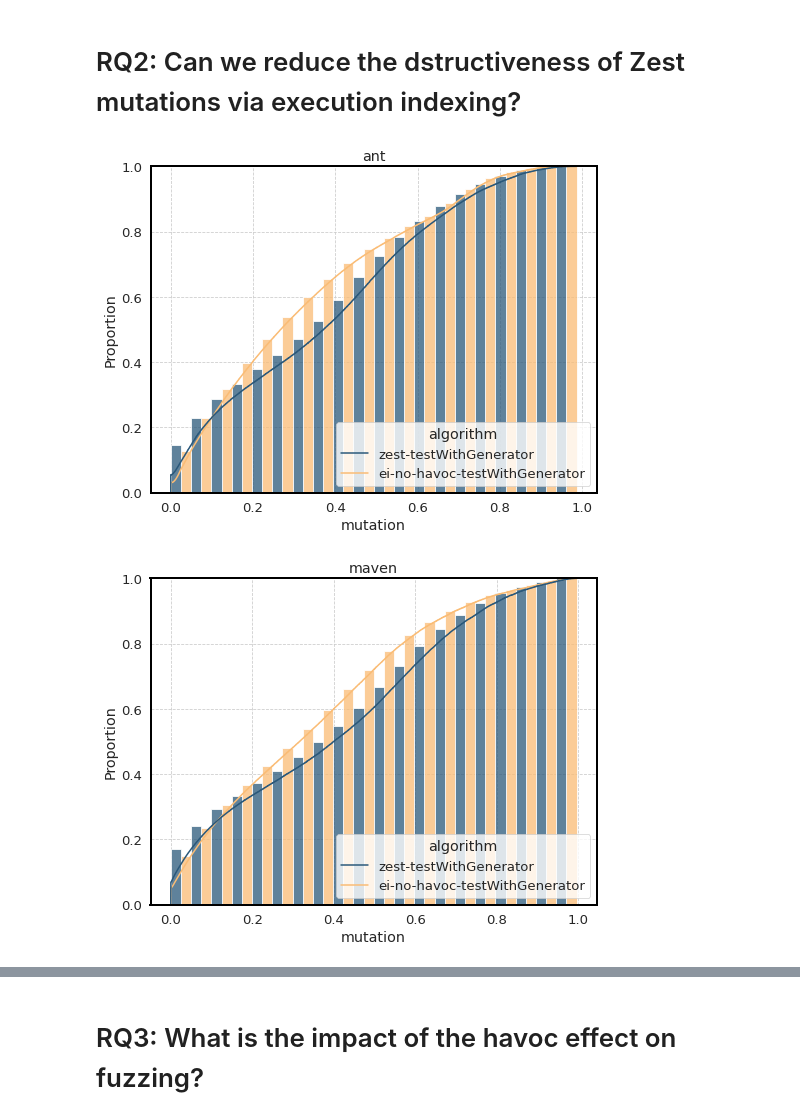
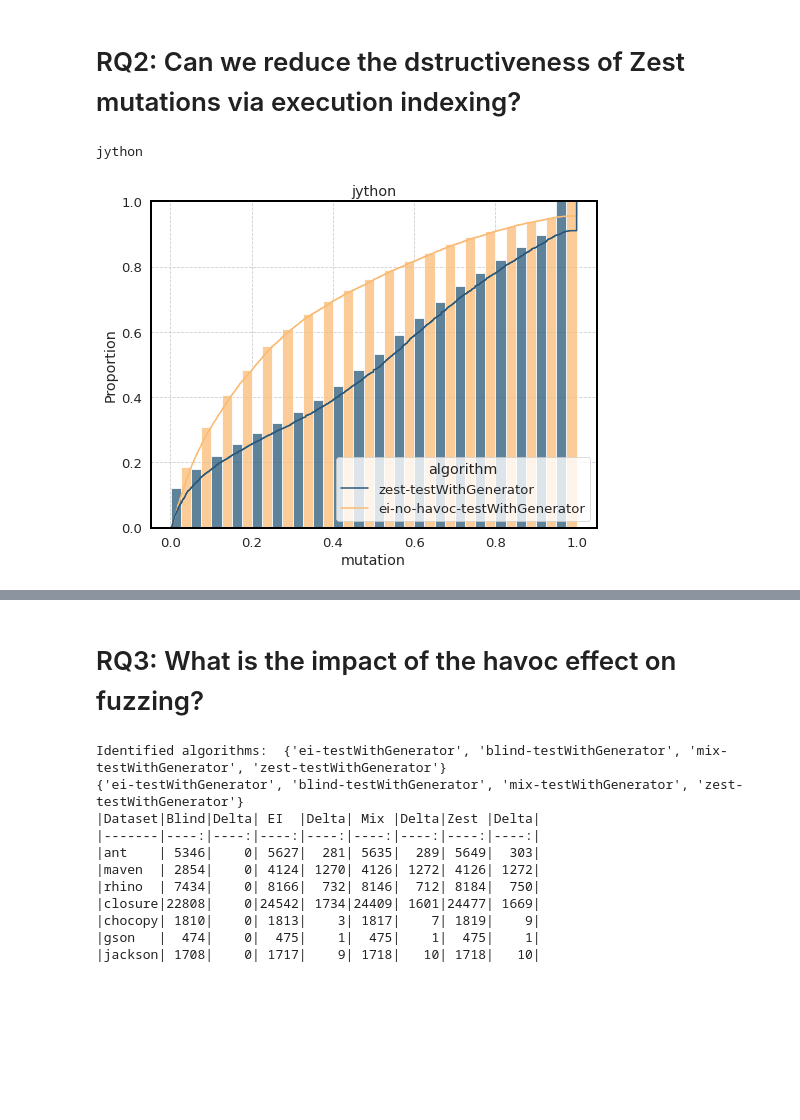
Before and after one commit to aoli-al/JQF-ei, a Jupyter notebook: scripts/experiments/ei/paper_figs.ipynb, the cells around one changed output, grey strips where cells are left out. Cells and saved outputs as stored; diff of their text form; code cells hidden in the pictures; blank space fills up the shorter version.

```diff
--- a/scripts/experiments/ei/paper_figs.ipynb
+++ b/scripts/experiments/ei/paper_figs.ipynb
@@ -93,7 +84,7 @@ parse_and_visualize_mutation_data("/data/aoli/results-JQF/ei-m510-mutation/", [F
 # %%
 from process_data import parse_and_visualize_mutation_data
 
-parse_and_visualize_mutation_data("/data/aoli/results-JQF/ei-m510-mutation/", [False], ["testWithGenerator"], ["zest", "ei-no-havoc"])
+parse_and_visualize_mutation_data("/data/aoli/results-JQF/ei-m510-jythonm/", [False], ["testWithGenerator"], ["zest", "ei-no-havoc"])
 # %% [output]
+jython
-[figure, old version]
+[figure, new version]
-[figure, removed]
@@ -106,2 +91,33 @@ parse_and_visualize_mutation_data("/data/aoli/results-JQF/ei-m510-mutation/", [F
 # %% [markdown]
 # RQ3: What is the impact of the havoc effect on fuzzing?
+# %%
+data_dirs = [
+    os.path.join(os.path.expanduser("~"), "/data/aoli/results-JQF/ei-m510-48"),
+]
+output_dir = os.path.join(os.path.expanduser("~"), data_dirs[0], "fig")
+if not os.path.exists(output_dir):
+    os.mkdir(output_dir)
+
+algorithms = identify_algorithms(data_dirs)
+print("Identified algorithms: ", algorithms)
+
+from process_data import generate_cov_table, visualize_cov_distribution
+
+print(algorithms)
+result = generate_cov_table(data_dirs, sorted(algorithms), output_dir)
+# visualize_cov_distribution(output_dir, result)
+
+
+## JGraph- algorithms / check generator.
+# %% [output]
+Identified algorithms:  {'ei-testWithGenerator', 'blind-testWithGenerator', 'mix-testWithGenerator', 'zest-testWithGenerator'}
+{'ei-testWithGenerator', 'blind-testWithGenerator', 'mix-testWithGenerator', 'zest-testWithGenerator'}
+|Dataset|Blind|Delta| EI  |Delta| Mix |Delta|Zest |Delta|
+|-------|----:|----:|----:|----:|----:|----:|----:|----:|
+|ant    | 5346|    0| 5627|  281| 5635|  289| 5649|  303|
+|maven  | 2854|    0| 4124| 1270| 4126| 1272| 4126| 1272|
+|rhino  | 7434|    0| 8166|  732| 8146|  712| 8184|  750|
+|closure|22808|    0|24542| 1734|24409| 1601|24477| 1669|
+|chocopy| 1810|    0| 1813|    3| 1817|    7| 1819|    9|
+|gson   |  474|    0|  475|    1|  475|    1|  475|    1|
+|jackson| 1708|    0| 1717|    9| 1718|   10| 1718|   10|
```
Also changed, not shown: parts of 4 cells of this notebook, 5 other files.
